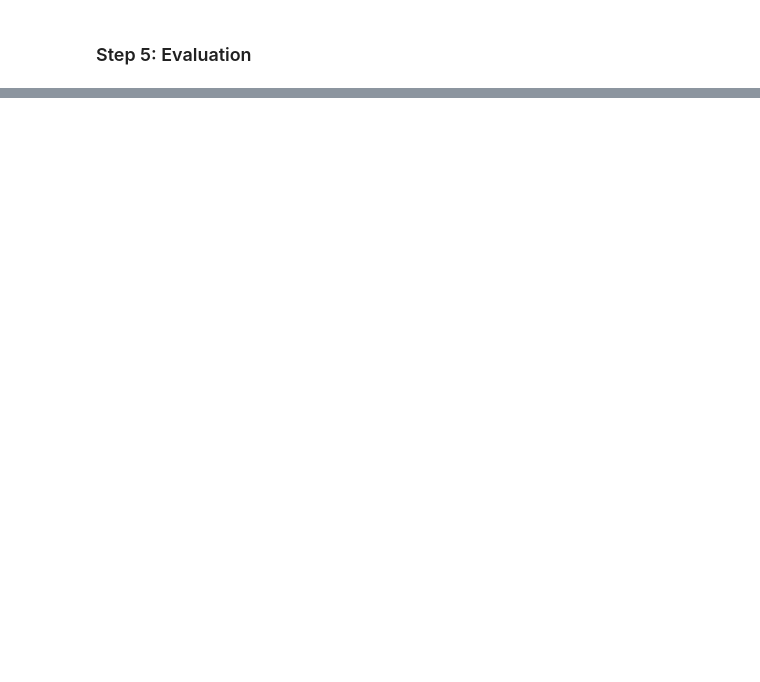
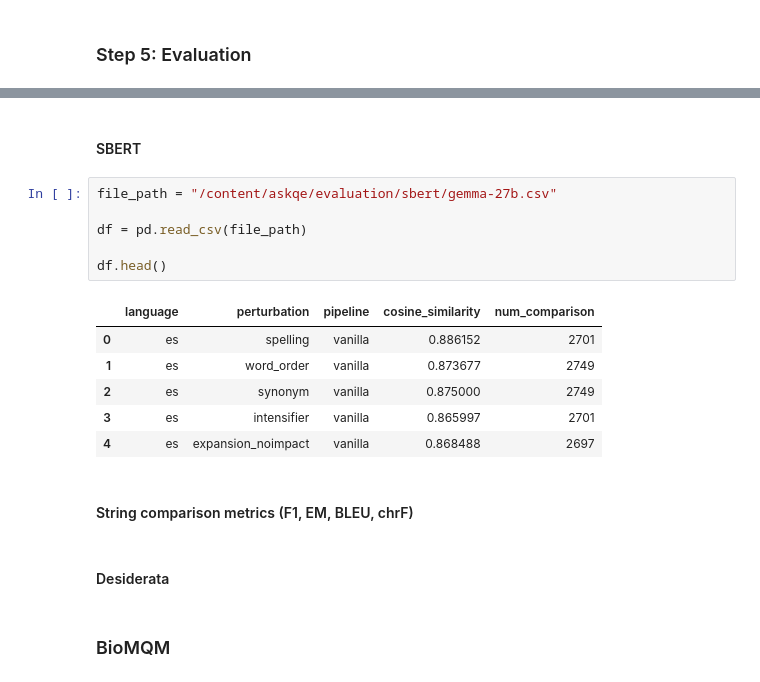
Before and after one commit to annanasnas/askqe, a Jupyter notebook: askQE.ipynb, the cells around one changed output, grey strips where cells are left out. Drawn from its saved outputs; the diff is of its cells as text; blank space fills up the shorter version.

```diff
--- a/askQE.ipynb
+++ b/askQE.ipynb
@@ -443,0 +482,21 @@ df_all[
+# %% [markdown]
+#### SBERT
+# %%
+file_path = "/content/askqe/evaluation/sbert/gemma-27b.csv"
+
+df = pd.read_csv(file_path)
+
+df.head()
+# %% [output]
+|  | language | perturbation | pipeline | cosine_similarity | num_comparison |
+| 0 | es | spelling | vanilla | 0.886152 | 2701 |
+| 1 | es | word_order | vanilla | 0.873677 | 2749 |
+| 2 | es | synonym | vanilla | 0.875000 | 2749 |
+| 3 | es | intensifier | vanilla | 0.865997 | 2701 |
+| 4 | es | expansion_noimpact | vanilla | 0.868488 | 2697 |
+# %% [markdown]
+#### String comparison metrics (F1, EM, BLEU, chrF)
+# %% [markdown]
+#### Desiderata
+# %% [markdown]
+### BioMQM
```
Also changed, not shown: parts of 6 cells of this notebook.
